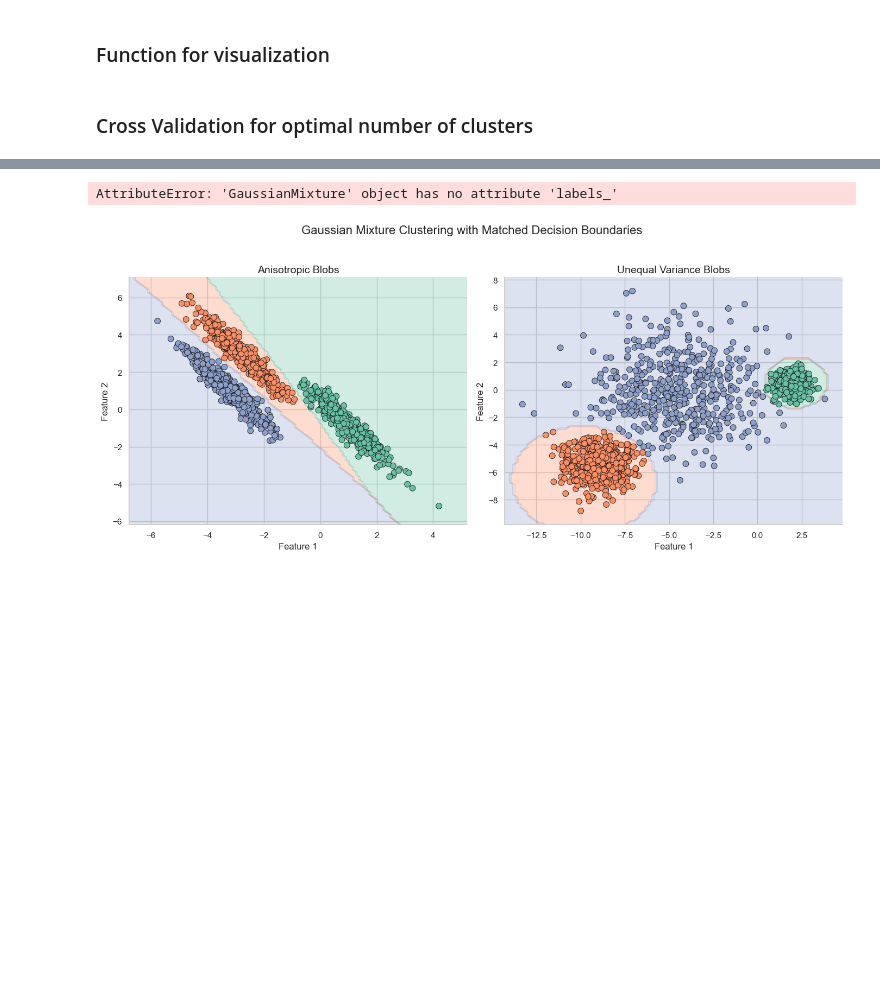
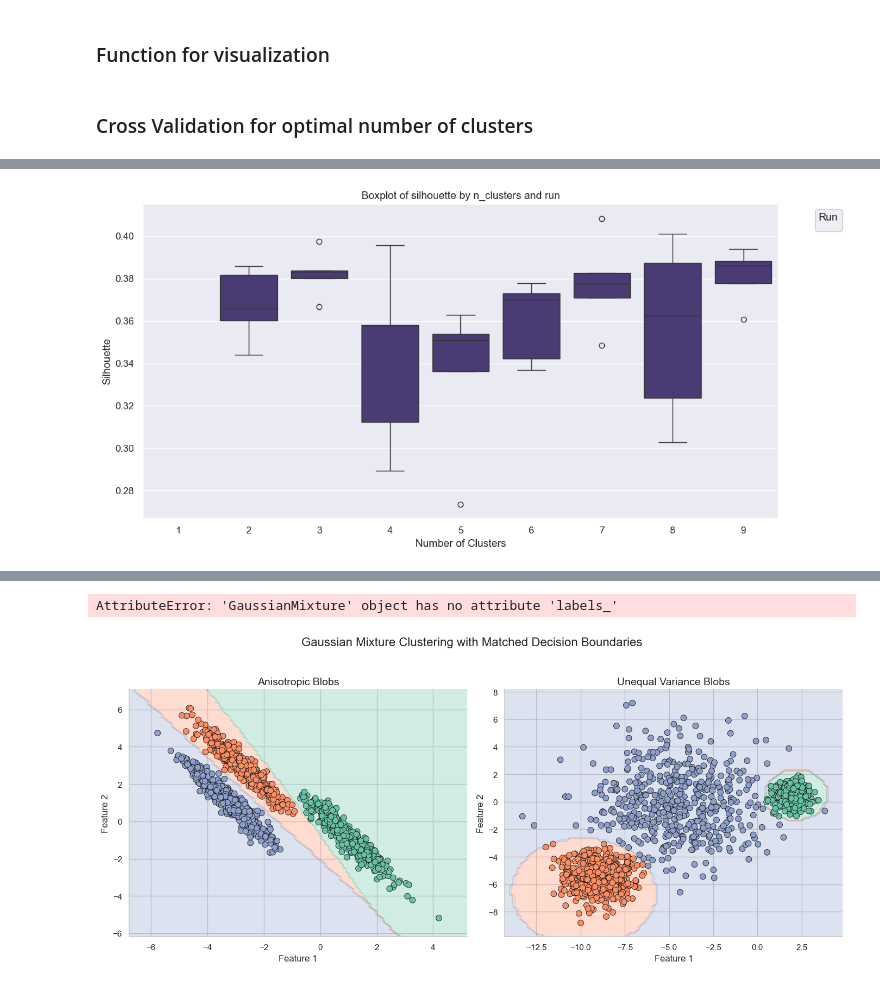
Before and after one commit to Max-Fredsdal/MVE441, a Jupyter notebook: project_3/project_3_GMM.ipynb, the cells around one changed output, grey strips where cells are left out. Cells and saved outputs as stored; diff of their text form; code cells hidden in the pictures; blank space fills up the shorter version.

```diff
--- a/project_3/project_3_GMM.ipynb
+++ b/project_3/project_3_GMM.ipynb
@@ -280,0 +261,9 @@ ValueError: too many values to unpack (expected 2)
+# %%
+X_catdog_train, X_catdog_test, y_catdog_train, y_catdog_test = train_test_split(
+    X_catdog_umap, y_catdog, test_size=0.2, random_state=42, stratify=y_catdog
+)
+
+# Split MNIST dataset
+X_mnist_train, X_mnist_test, y_mnist_train, y_mnist_test = train_test_split(
+    X_mnist_umap, y_mnist, test_size=0.2, random_state=42, stratify=y_mnist
+)
@@ -280,0 +272,4 @@ ValueError: too many values to unpack (expected 2)
+# %%
+aris_ss_catdog, k_best_ss_catdog, aris_elbow_catdog , k_best_elbow_catdog, df_runs_catdog = assess_tuning_stability(X_catdog_train, [x for x in range(1,10)], 10, 5)
+
+aris_ss_mnist, k_best_ss_mnist, aris_elbow_mnist , k_best_elbow_mnist, df_runs_mnist = assess_tuning_stability(X_mnist_train, [x for x in range(6,30)], 10, 5)
@@ -280,0 +289,32 @@ ValueError: too many values to unpack (expected 2)
+# %%
+import seaborn as sns
+import matplotlib.pyplot as plt
+
+def plot_cv_boxplot(df_results, score='silhouette'):
+    """
+    Boxplot of CV scores by number of clusters, grouped by run.
+
+    Parameters:
+        df_results (pd.DataFrame): DataFrame with columns ["n_clusters", "fold", "silhouette", "sum_sq_error", "run"]
+        score (str): Either 'silhouette' or 'sum_sq_error'
+    """
+    assert score in ['silhouette', 'sum_sq_error'], "score must be 'silhouette' or 'sum_sq_error'"
+
+    plt.figure(figsize=(12, 6))
+    sns.boxplot(
+        x="n_clusters",
+        y=score,
+
+        data=df_results,
+        dodge=True
+    )
+    plt.title(f"Boxplot of {score} by n_clusters and run")
+    plt.xlabel("Number of Clusters")
+    plt.ylabel(score.replace('_', ' ').title())
+    plt.legend(title="Run", bbox_to_anchor=(1.05, 1), loc='upper left')
+    plt.tight_layout()
+    plt.show()
+# %%
+plot_cv_boxplot(df_runs_catdog[df_runs_catdog['run']==1], score='silhouette')
+# %% [output]
+[figure, added]
```
Also changed, not shown: parts of 8 cells of this notebook.
